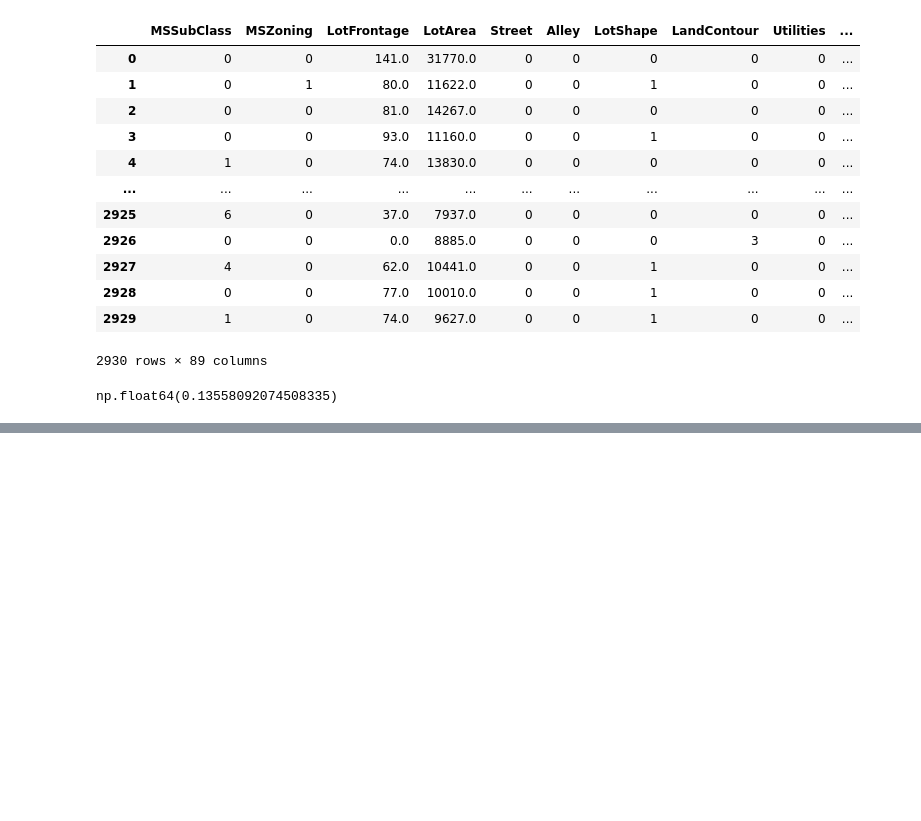
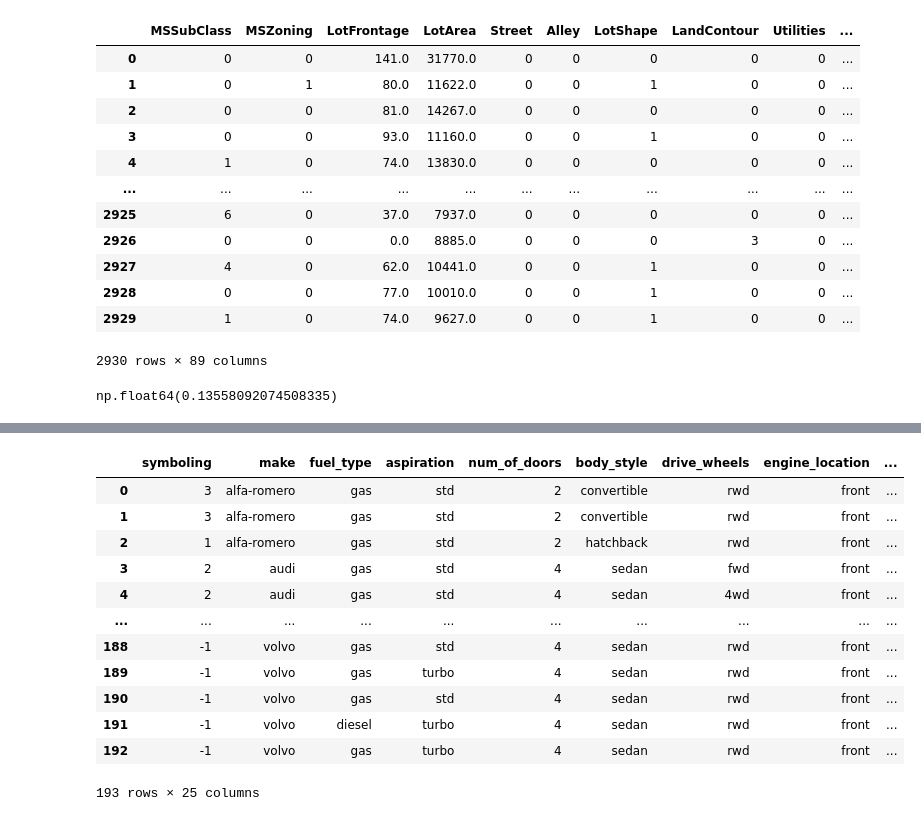
Before and after one commit to oktavianuu/machine-learning-notes, a Jupyter notebook: feature-engineering/creating_feature.ipynb, the cells around one changed output, grey strips where cells are left out. Saved outputs shown, nothing was run; the diff lists cells and outputs as text; code cells hidden in the pictures; blank space fills up the shorter version.

```diff
--- a/feature-engineering/creating_feature.ipynb
+++ b/feature-engineering/creating_feature.ipynb
@@ -423,0 +449,46 @@ These new features are called the principal components of the data. The weights
+# %%
+def plot_variance(pca, width=8, dpi=100):
+    # figure
+    fig, axs = plt.subplots(1, 2)
+    n = pca.n_components_
+    grid = np.arange(1, n + 1)
+    # variance
+    evr = pca.explained_variance_ratio_
+    axs[0].bar(grid, evr)
+    axs[0].set(
+        xlabel="Component", title="% Explained Variance", ylim=(0.0, 1.0)
+    )
+    # Cumulative Variance
+    cv = np.cumsum(evr)
+    axs[1].plot(np.r_[0, grid], np.r_[0, cv], "o-")
+    axs[1].set(
+        xlabel="Component", title="% Cumulative Variance", ylim=(0.0, 1.0)
+    )
+    # Set up figure
+    fig.set(figwidth=8, dpi=100)
+    return axs
+
+def make_mi_scores(X, y, discrete_features):
+    mi_scores = mutual_info_regression(X, y, discrete_features=discrete_features)
+    mi_scores = pd.Series(mi_scores, name="MI Scores", index=X.columns)
+    mi_scores = mi_scores.sort_values(ascending=False)
+    return mi_scores
+
+# data
+df_autos = pd.read_csv("data/autos.csv")
+# %%
+df_autos
+# %% [output]
+|  | symboling | make | fuel_type | aspiration | num_of_doors | body_style | drive_wheels | engine_location | ... |
+| 0 | 3 | alfa-romero | gas | std | 2 | convertible | rwd | front | ... |
+| 1 | 3 | alfa-romero | gas | std | 2 | convertible | rwd | front | ... |
+| 2 | 1 | alfa-romero | gas | std | 2 | hatchback | rwd | front | ... |
+| 3 | 2 | audi | gas | std | 4 | sedan | fwd | front | ... |
+| 4 | 2 | audi | gas | std | 4 | sedan | 4wd | front | ... |
+| ... | ... | ... | ... | ... | ... | ... | ... | ... | ... |
+| 188 | -1 | volvo | gas | std | 4 | sedan | rwd | front | ... |
+| 189 | -1 | volvo | gas | turbo | 4 | sedan | rwd | front | ... |
+| 190 | -1 | volvo | gas | std | 4 | sedan | rwd | front | ... |
+| 191 | -1 | volvo | diesel | turbo | 4 | sedan | rwd | front | ... |
+| 192 | -1 | volvo | gas | turbo | 4 | sedan | rwd | front | ... |
+193 rows × 25 columns
```
Also changed, not shown: parts of 20 cells of this notebook.
